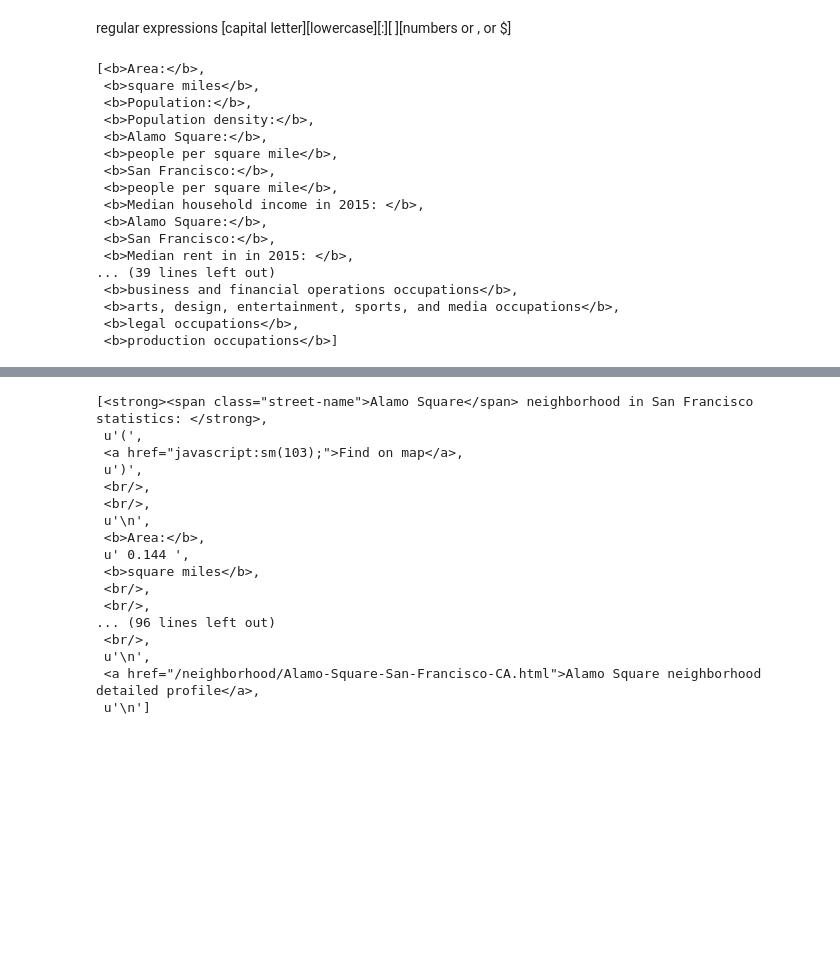
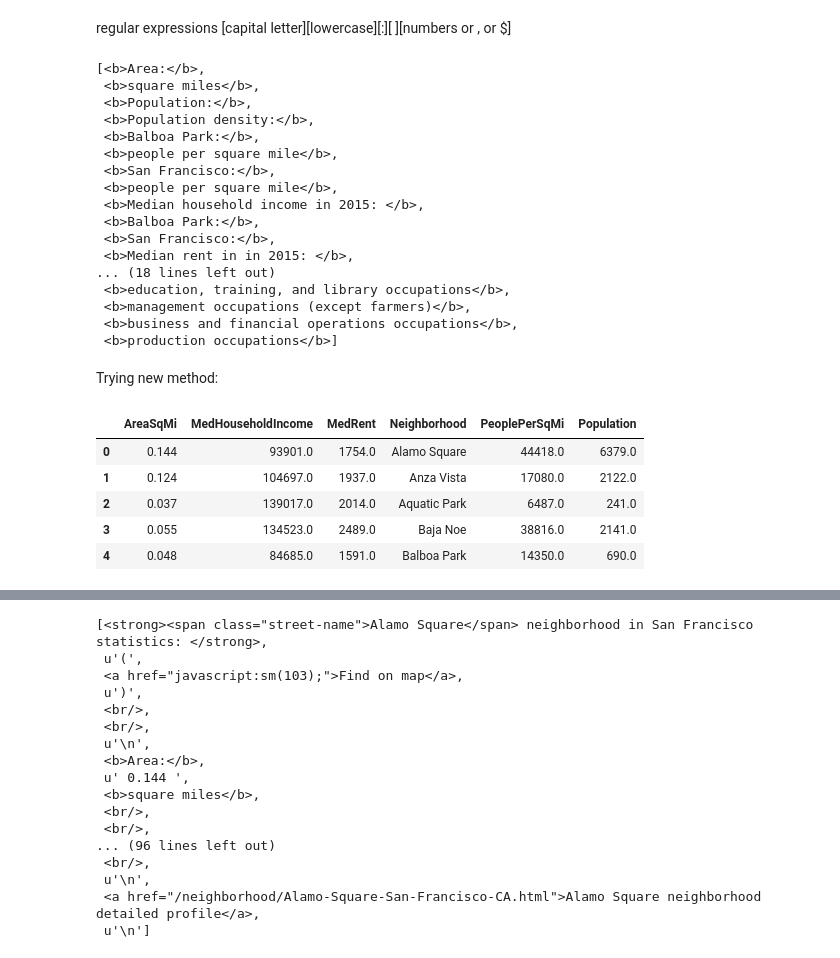
Before and after one commit to tjgordon/141B-Project, a Jupyter notebook: SF Street Cleaning Project.ipynb, the cells around one changed output, grey strips where cells are left out. Cells and saved outputs as stored; diff of their text form; code cells hidden in the pictures; blank space fills up the shorter version.

Commit message:
Progress on scraping demographic

```diff
--- a/SF Street Cleaning Project.ipynb
+++ b/SF Street Cleaning Project.ipynb
@@ -461,22 +489,53 @@ u"Alamo Square neighborhood in San Francisco statistics: (Find on map)\nArea: 0.
 regular expressions
 [capital letter][lowercase][:][ ][numbers or , or $]
 # %%
-neighborhood_divs[0].find_all(name = "b")
+neighborhood_divs[4].find_all(name = "b")
 # %% [output]
 [<b>Area:</b>,
  <b>square miles</b>,
  <b>Population:</b>,
  <b>Population density:</b>,
- <b>Alamo Square:</b>,
+ <b>Balboa Park:</b>,
  <b>people per square mile</b>,
  <b>San Francisco:</b>,
  <b>people per square mile</b>,
  <b>Median household income in 2015: </b>,
- <b>Alamo Square:</b>,
+ <b>Balboa Park:</b>,
  <b>San Francisco:</b>,
  <b>Median rent in in 2015: </b>,
-... (39 lines left out)
+... (18 lines left out)
+ <b>education, training, and library occupations</b>,
+ <b>management occupations (except farmers)</b>,
  <b>business and financial operations occupations</b>,
- <b>arts, design, entertainment, sports, and media occupations</b>,
- <b>legal occupations</b>,
  <b>production occupations</b>]
+# %%
+# Catch NAs and convert numbers
+def catch(line, number, simple, index):
+    try:
+        if number == True:
+            if simple == True:
+                return float(line[0].next_sibling.replace(",", "").replace("$", ""))
+            else:
+                return float(line[0].next_sibling.next_sibling.find_all(class_ = "h")[0].next_sibling.replace(",", "").replace("$", ""))
+        else:
+            return line[0].next_sibling
+    except:
+        return np.nan
+# %% [markdown]
+Trying new method:
+# %%
+demographic = pd.DataFrame({
+        'Neighborhood': neighborhood_names,
+        'AreaSqMi': [catch(neigh.find_all(name = "b", string = "Area:"), True, True) for neigh in neighborhood_divs] ,
+        'Population': [catch(neigh.find_all(name = "b", string = "Population:"), True, True) for neigh in neighborhood_divs],
+        'PeoplePerSqMi': [catch(neigh.find_all(name = "b", string = "Population density:"), True, False) for neigh in neighborhood_divs],
+        'MedHouseholdIncome': [catch(neigh.find_all(name = "b", string = "Median household income in 2015: "), True, False) for neigh in neighborhood_divs],
+        'MedRent': [catch(neigh.find_all(name = "b", string = "Median rent in in 2015: "), True, False) for neigh in neighborhood_divs]})
+demographic.head()
+# %% [output]
+|  | AreaSqMi | MedHouseholdIncome | MedRent | Neighborhood | PeoplePerSqMi | Population |
+| 0 | 0.144 | 93901.0 | 1754.0 | Alamo Square | 44418.0 | 6379.0 |
+| 1 | 0.124 | 104697.0 | 1937.0 | Anza Vista | 17080.0 | 2122.0 |
+| 2 | 0.037 | 139017.0 | 2014.0 | Aquatic Park | 6487.0 | 241.0 |
+| 3 | 0.055 | 134523.0 | 2489.0 | Baja Noe | 38816.0 | 2141.0 |
+| 4 | 0.048 | 84685.0 | 1591.0 | Balboa Park | 14350.0 | 690.0 |
```
Also changed, not shown: parts of 7 cells of this notebook, 1 other file.
